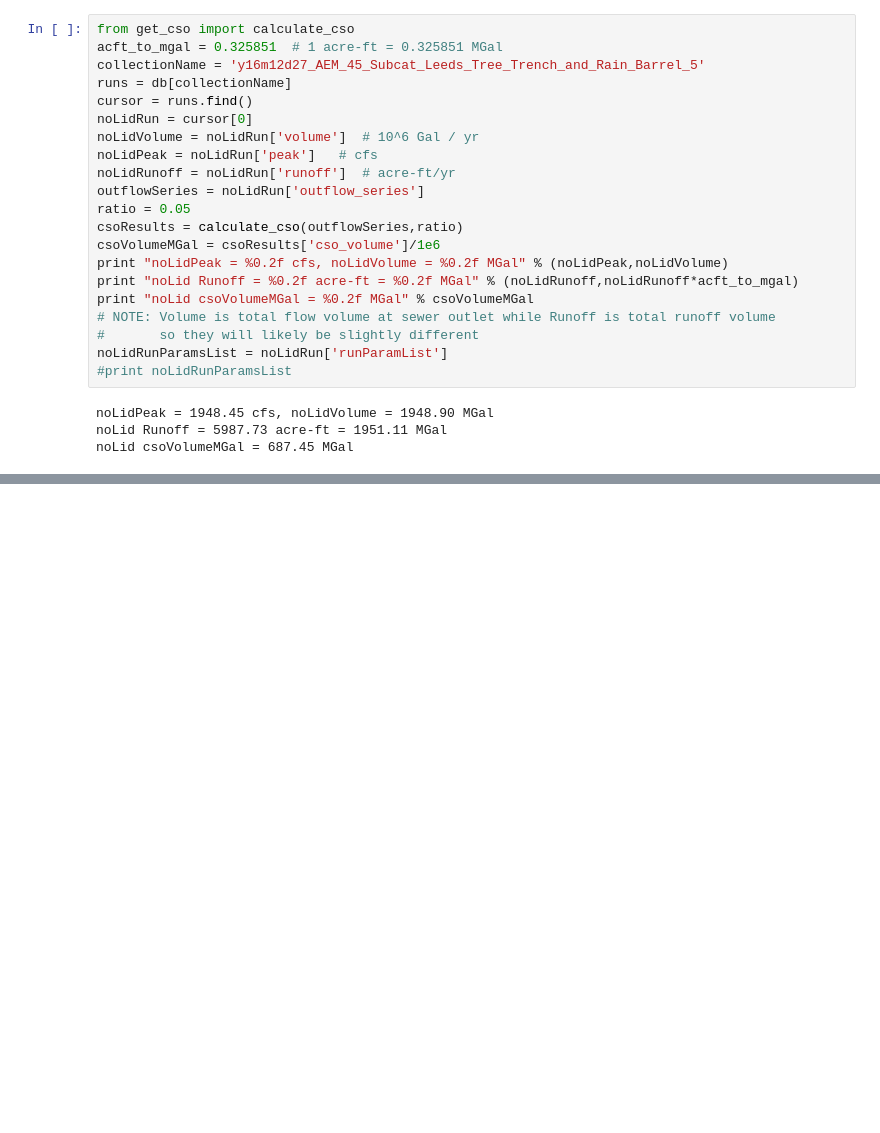
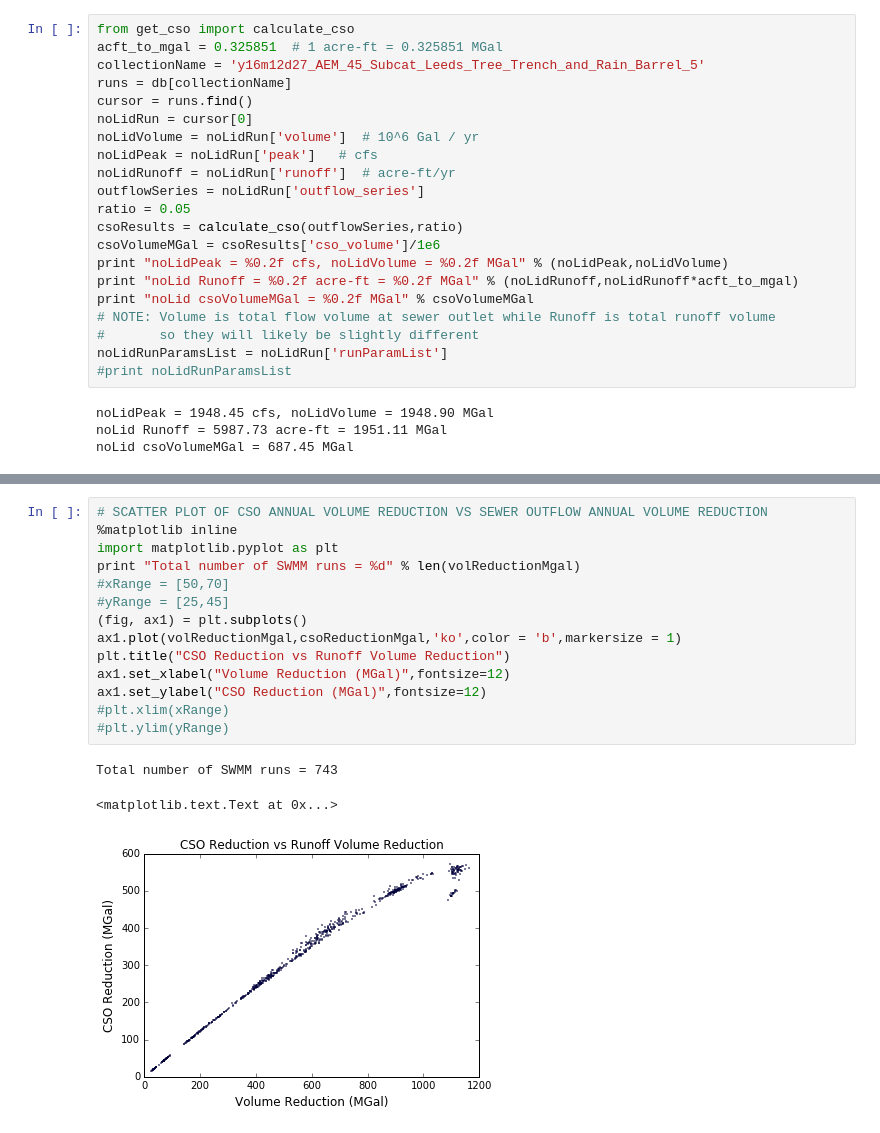
Before and after one commit to amcgarity/SWMMWise, a Jupyter notebook: multivariate_regression-AEM.ipynb, the cells around one changed output, grey strips where cells are left out. Cells and saved outputs as stored; diff of their text form; blank space fills up the shorter version.

```diff
--- a/multivariate_regression-AEM.ipynb
+++ b/multivariate_regression-AEM.ipynb
@@ -132,0 +140,18 @@ ValueError: x and y must have same first dimension
+# %%
+# SCATTER PLOT OF CSO ANNUAL VOLUME REDUCTION VS SEWER OUTFLOW ANNUAL VOLUME REDUCTION
+%matplotlib inline
+import matplotlib.pyplot as plt
+print "Total number of SWMM runs = %d" % len(volReductionMgal)
+#xRange = [50,70]
+#yRange = [25,45]
+(fig, ax1) = plt.subplots()
+ax1.plot(volReductionMgal,csoReductionMgal,'ko',color = 'b',markersize = 1)
+plt.title("CSO Reduction vs Runoff Volume Reduction")
+ax1.set_xlabel("Volume Reduction (MGal)",fontsize=12)
+ax1.set_ylabel("CSO Reduction (MGal)",fontsize=12)
+#plt.xlim(xRange)
+#plt.ylim(yRange)
+# %% [output]
+Total number of SWMM runs = 743
+<matplotlib.text.Text at 0x...>
+[figure, added]
```
Also changed, not shown: parts of 12 cells of this notebook, 1 other file.
